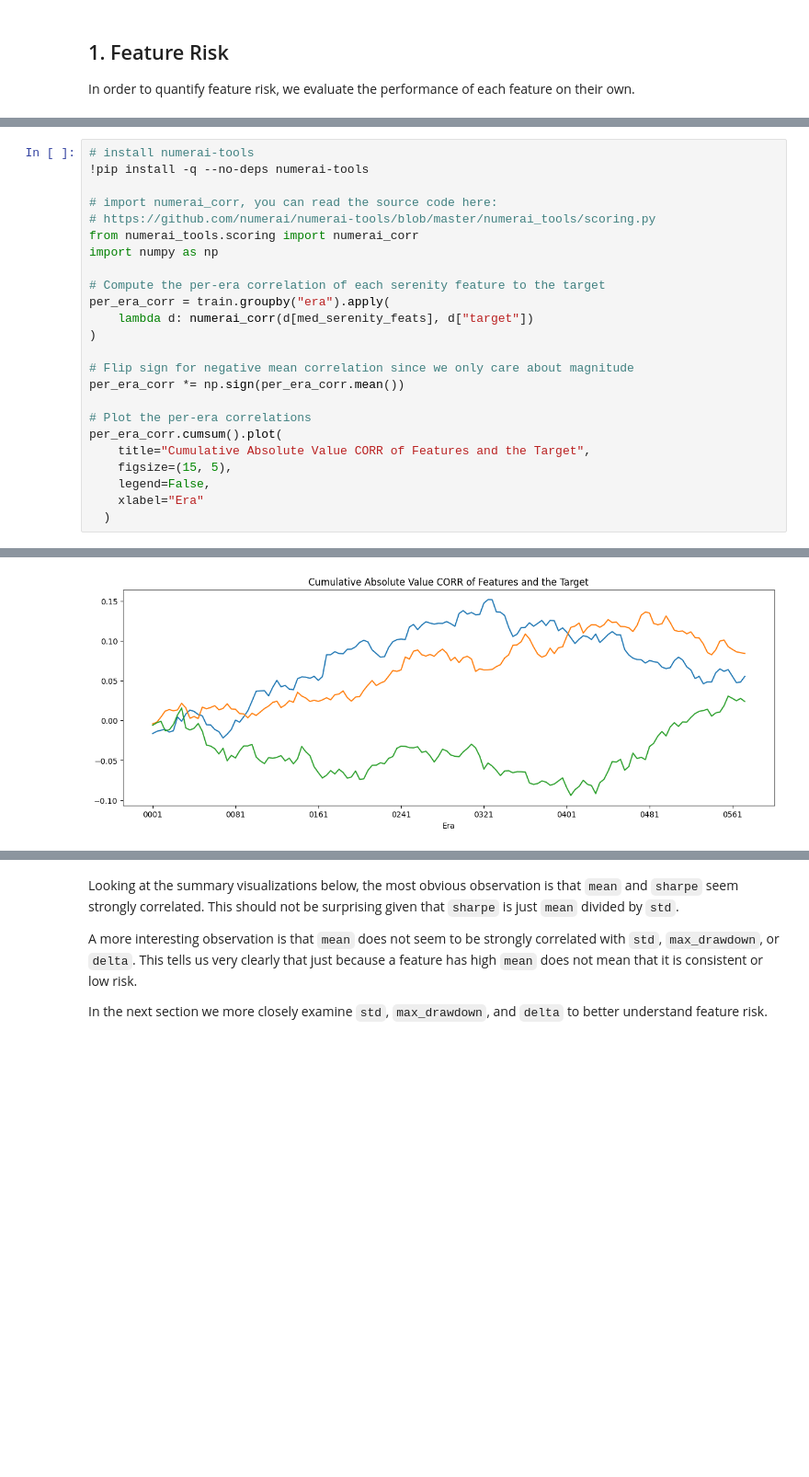
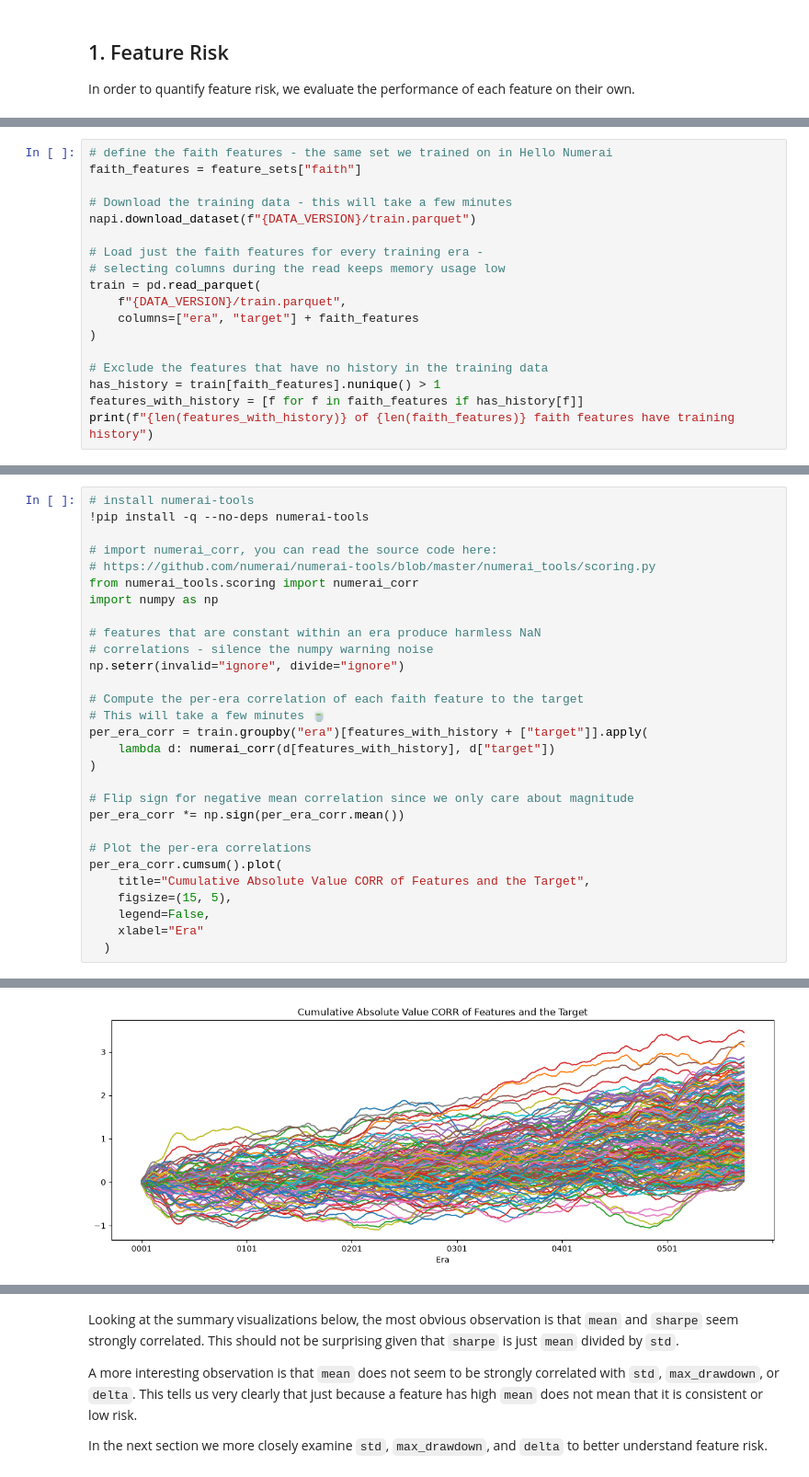
Before and after one commit to numerai/example-scripts, a Jupyter notebook: numerai/feature_neutralization.ipynb, the cells around one changed output, grey strips where cells are left out. Shown at 92% size. Cells and saved outputs as stored; diff of their text form; blank space fills up the shorter version.

```diff
--- a/numerai/feature_neutralization.ipynb
+++ b/numerai/feature_neutralization.ipynb
@@ -113,0 +102,18 @@ train = train[train["era"].isin(train["era"].unique()[::4])]
+# %%
+# define the faith features - the same set we trained on in Hello Numerai
+faith_features = feature_sets["faith"]
+
+# Download the training data - this will take a few minutes
+napi.download_dataset(f"{DATA_VERSION}/train.parquet")
+
+# Load just the faith features for every training era -
+# selecting columns during the read keeps memory usage low
+train = pd.read_parquet(
+    f"{DATA_VERSION}/train.parquet",
+    columns=["era", "target"] + faith_features
+)
+
+# Exclude the features that have no history in the training data
+has_history = train[faith_features].nunique() > 1
+features_with_history = [f for f in faith_features if has_history[f]]
+print(f"{len(features_with_history)} of {len(faith_features)} faith features have training history")
@@ -124,9 +136,14 @@ When thinking about feature risk, the first thing to check might be the correlat
 from numerai_tools.scoring import numerai_corr
 import numpy as np
 
-# Compute the per-era correlation of each serenity feature to the target
-per_era_corr = train.groupby("era").apply(
-    lambda d: numerai_corr(d[med_serenity_feats], d["target"])
+# features that are constant within an era produce harmless NaN
+# correlations - silence the numpy warning noise
+np.seterr(invalid="ignore", divide="ignore")
+
+# Compute the per-era correlation of each faith feature to the target
+# This will take a few minutes 🍵
+per_era_corr = train.groupby("era")[features_with_history + ["target"]].apply(
+    lambda d: numerai_corr(d[features_with_history], d["target"])
 )
 
 # Flip sign for negative mean correlation since we only care about magnitude
@@ -144,4 +161,4 @@ per_era_corr.cumsum().plot(
 [notice] To update, run: pip install --upgrade pip
 <Axes: title={'center': 'Cumulative Absolute Value CORR of Features and the Target'}, xlabel='Era'>
-[figure, old version]
+[figure, new version]
 # %% [markdown]
```
Also changed, not shown: parts of 46 cells of this notebook, 2 other files.
